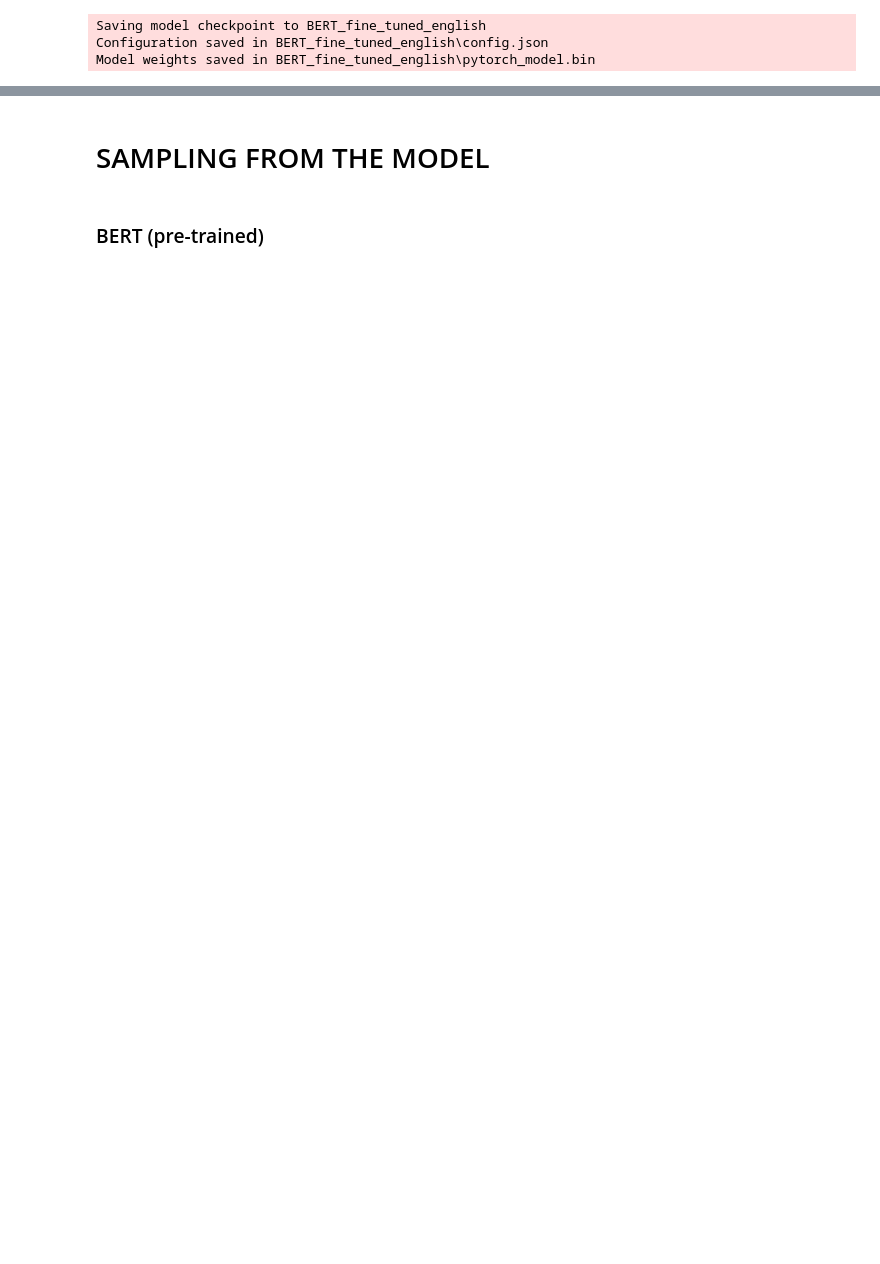
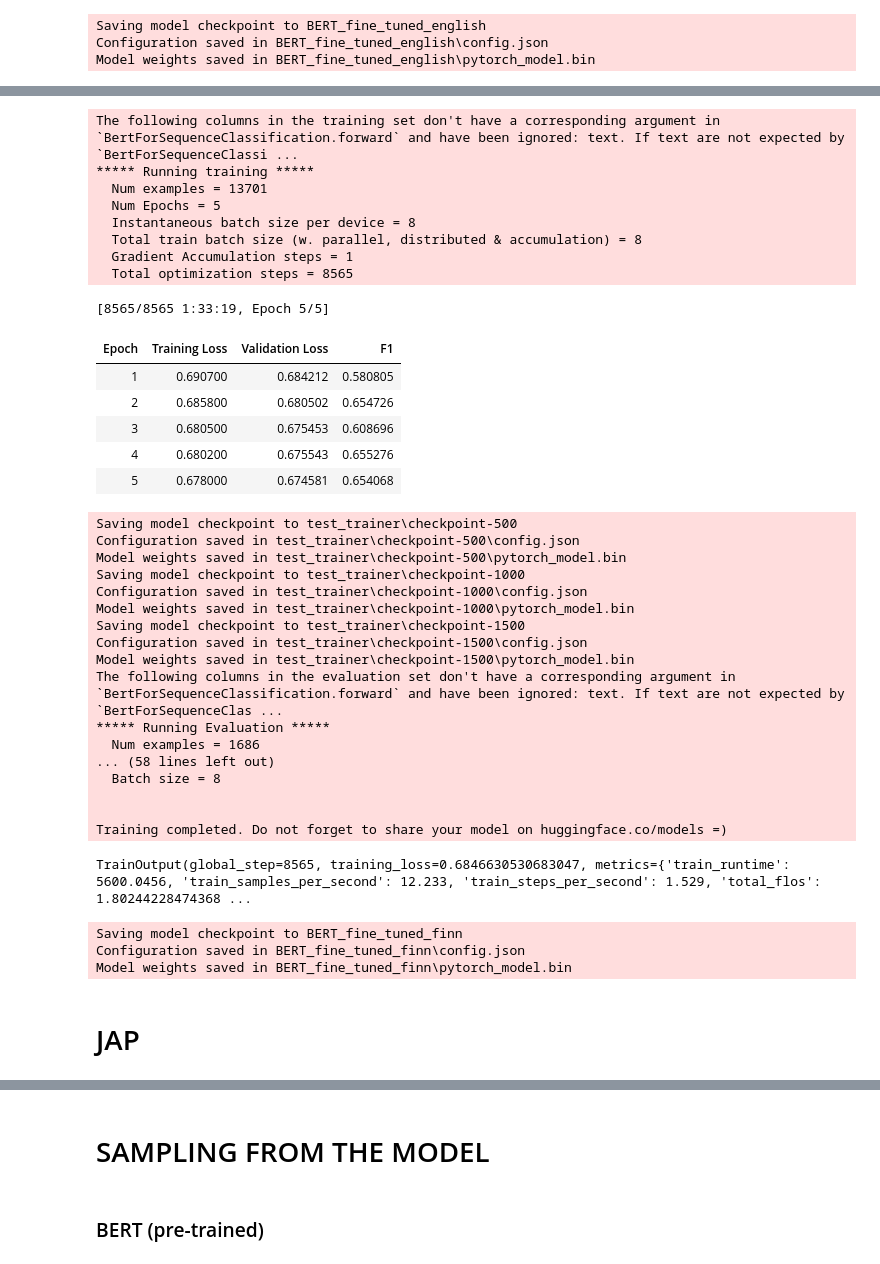
Before and after one commit to fedeflowers/NLP_group101, a Jupyter notebook: Project.ipynb, the cells around one changed output, grey strips where cells are left out. Cells and saved outputs as stored; diff of their text form; code cells hidden in the pictures; blank space fills up the shorter version.

```diff
--- a/Project.ipynb
+++ b/Project.ipynb
@@ -910,0 +1342,46 @@ If your task is similar to the task the model of the checkpoint was trained on,
+# %%
+trainer.train()
+# %% [output]
+The following columns in the training set don't have a corresponding argument in `BertForSequenceClassification.forward` and have been ignored: text. If text are not expected by `BertForSequenceClassi ...
+***** Running training *****
+  Num examples = 13701
+  Num Epochs = 5
+  Instantaneous batch size per device = 8
+  Total train batch size (w. parallel, distributed & accumulation) = 8
+  Gradient Accumulation steps = 1
+  Total optimization steps = 8565
+[8565/8565 1:33:19, Epoch 5/5]
+| Epoch | Training Loss | Validation Loss | F1 |
+| 1 | 0.690700 | 0.684212 | 0.580805 |
+| 2 | 0.685800 | 0.680502 | 0.654726 |
+| 3 | 0.680500 | 0.675453 | 0.608696 |
+| 4 | 0.680200 | 0.675543 | 0.655276 |
+| 5 | 0.678000 | 0.674581 | 0.654068 |
+Saving model checkpoint to test_trainer\checkpoint-500
+Configuration saved in test_trainer\checkpoint-500\config.json
+Model weights saved in test_trainer\checkpoint-500\pytorch_model.bin
+Saving model checkpoint to test_trainer\checkpoint-1000
+Configuration saved in test_trainer\checkpoint-1000\config.json
+Model weights saved in test_trainer\checkpoint-1000\pytorch_model.bin
+Saving model checkpoint to test_trainer\checkpoint-1500
+Configuration saved in test_trainer\checkpoint-1500\config.json
+Model weights saved in test_trainer\checkpoint-1500\pytorch_model.bin
+The following columns in the evaluation set don't have a corresponding argument in `BertForSequenceClassification.forward` and have been ignored: text. If text are not expected by `BertForSequenceClas ...
+***** Running Evaluation *****
+  Num examples = 1686
+... (58 lines left out)
+  Batch size = 8
+
+
+Training completed. Do not forget to share your model on huggingface.co/models =)
+TrainOutput(global_step=8565, training_loss=0.6846630530683047, metrics={'train_runtime': 5600.0456, 'train_samples_per_second': 12.233, 'train_steps_per_second': 1.529, 'total_flos': 1.80244228474368 ...
+# %%
+#SAVE MODEL
+output_dir = "BERT_fine_tuned_finn"
+trainer.save_model(output_dir)
+# %% [output]
+Saving model checkpoint to BERT_fine_tuned_finn
+Configuration saved in BERT_fine_tuned_finn\config.json
+Model weights saved in BERT_fine_tuned_finn\pytorch_model.bin
+# %% [markdown]
+# JAP
```
Also changed, not shown: parts of 73 cells of this notebook.
